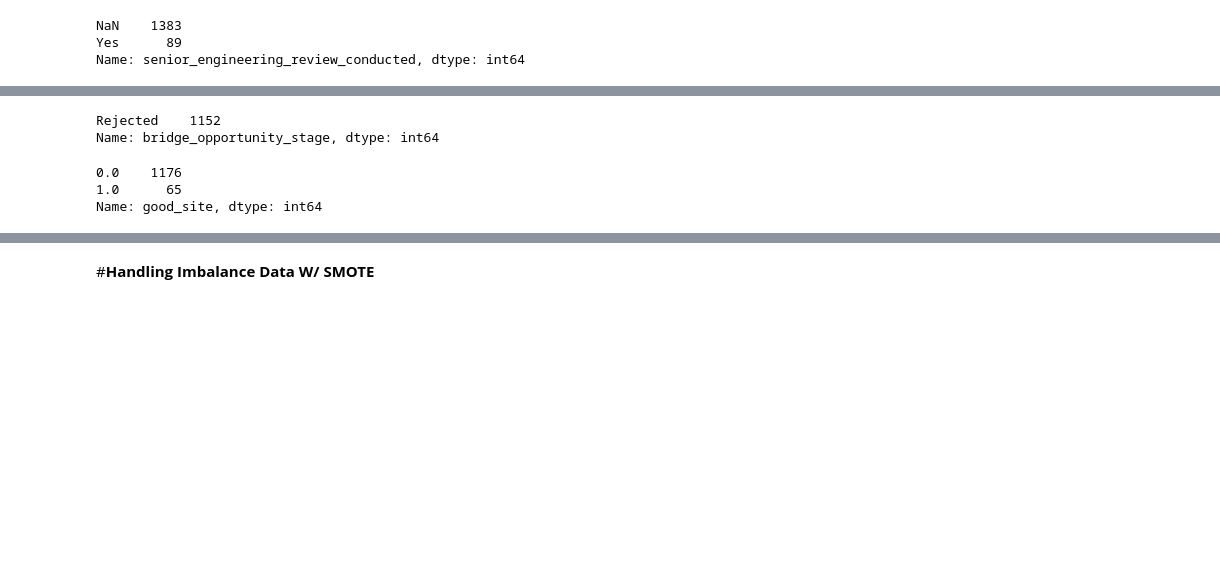
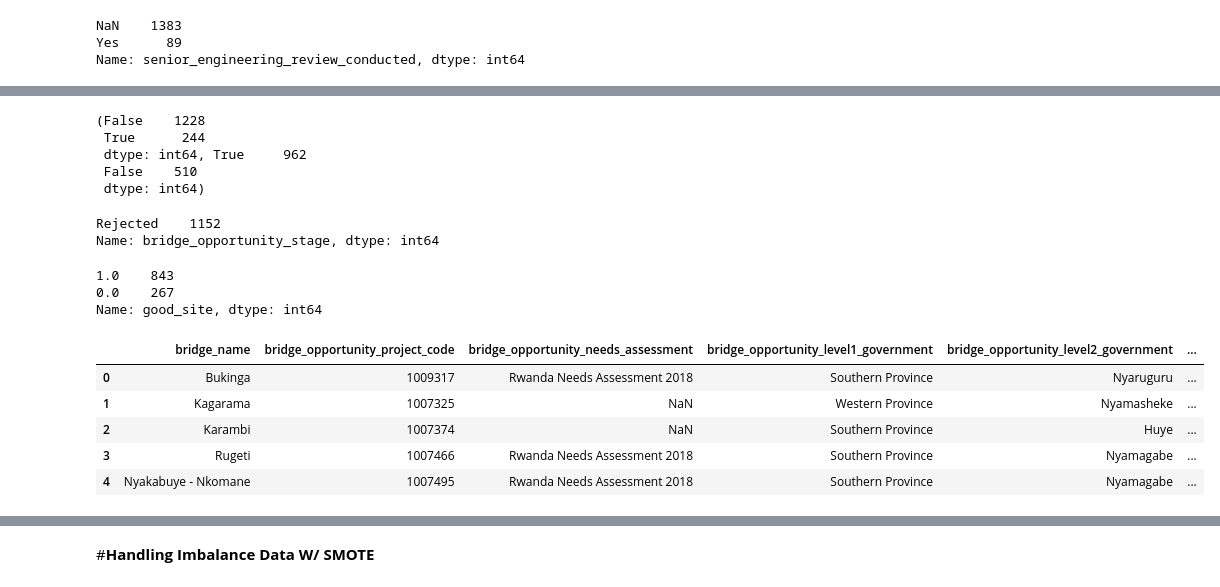
Before and after one commit to BloomTech-Labs/bridges-to-prosperity-ds-d, a Jupyter notebook: notebooks/Bridges_to_Prosperity_Model_Building.ipynb, the cells around one changed output, grey strips where cells are left out. Cells and saved outputs as stored; diff of their text form; code cells hidden in the pictures; blank space fills up the shorter version.

```diff
--- a/notebooks/Bridges_to_Prosperity_Model_Building.ipynb
+++ b/notebooks/Bridges_to_Prosperity_Model_Building.ipynb
@@ -873,3 +881,11 @@ unknown = df['senior_engineering_review_conducted'].isna()
+# %%
+PR.value_counts(), PA.value_counts()
+# %% [output]
+(False    1228
+ True      244
+ dtype: int64, True     962
+ False    510
+ dtype: int64)
 # %%
 # We are assigning all these to unknow
 #drop rows where bridge opportunity stage still under construction
@@ -885,9 +901,10 @@ Name: bridge_opportunity_stage, dtype: int64
 df.loc[positive, 'good_site'] = 1
 df.loc[negative, 'good_site'] = 0
 #Treating Unknonws as rejections
-df.loc[unknown, 'good_site'] = 0
+df.loc[PR, 'good_site'] = 0
+df.loc[PA, 'good_site'] = 1
 df.good_site.value_counts()
 # %% [output]
-0.0    1176
-1.0      65
+1.0    843
+0.0    267
 Name: good_site, dtype: int64
@@ -894,3 +913,12 @@ Name: good_site, dtype: int64
+# %%
+df.head()
+# %% [output]
+|  | bridge_name | bridge_opportunity_project_code | bridge_opportunity_needs_assessment | bridge_opportunity_level1_government | bridge_opportunity_level2_government | ... |
+| 0 | Bukinga | 1009317 | Rwanda Needs Assessment 2018 | Southern Province | Nyaruguru | ... |
+| 1 | Kagarama | 1007325 | NaN | Western Province | Nyamasheke | ... |
+| 2 | Karambi | 1007374 | NaN | Southern Province | Huye | ... |
+| 3 | Rugeti | 1007466 | Rwanda Needs Assessment 2018 | Southern Province | Nyamagabe | ... |
+| 4 | Nyakabuye - Nkomane | 1007495 | Rwanda Needs Assessment 2018 | Southern Province | Nyamagabe | ... |
 # %%
 !pip install category_encoders
 # %% [output]
```
Also changed, not shown: parts of 24 cells of this notebook.
